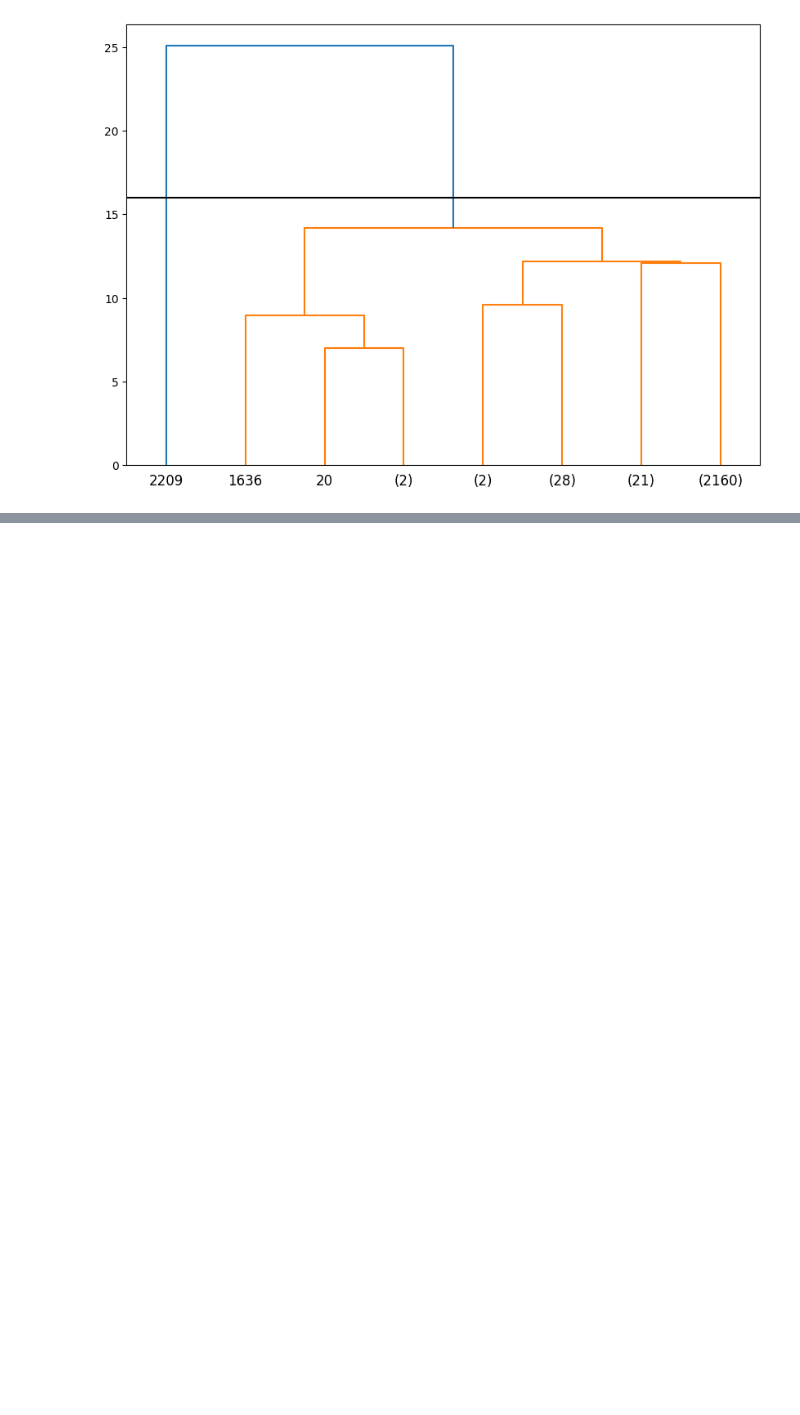
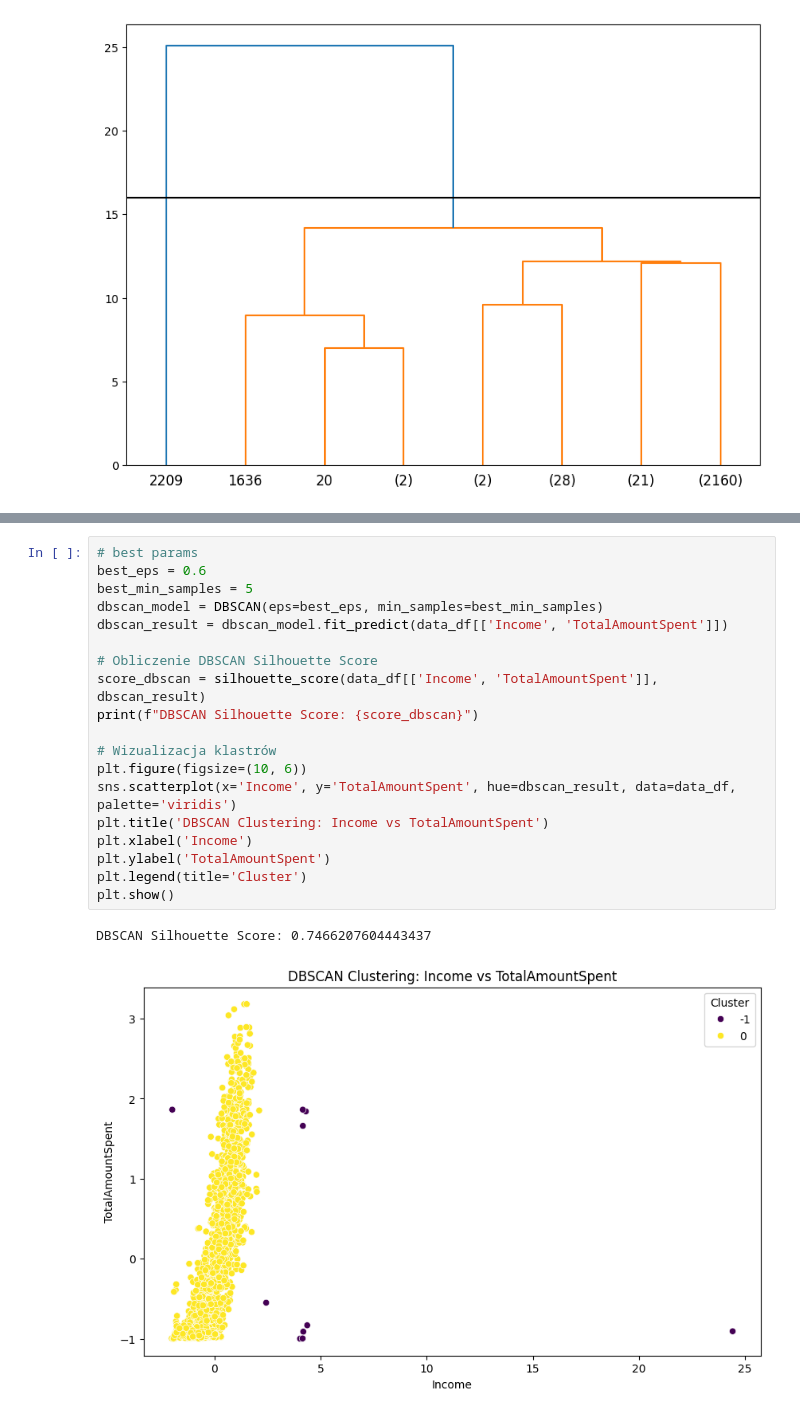
Before and after one commit to walachowska/Clustering_algorithm, a Jupyter notebook: Clustering_alg.ipynb, the cells around one changed output, grey strips where cells are left out. Cells and saved outputs as stored; diff of their text form; blank space fills up the shorter version.

```diff
--- a/Clustering_alg.ipynb
+++ b/Clustering_alg.ipynb
@@ -175,0 +279,22 @@ Silhouette Score for k=2: 0.26869273379736713
+# %%
+# best params
+best_eps = 0.6
+best_min_samples = 5
+dbscan_model = DBSCAN(eps=best_eps, min_samples=best_min_samples)
+dbscan_result = dbscan_model.fit_predict(data_df[['Income', 'TotalAmountSpent']])
+
+# Obliczenie DBSCAN Silhouette Score
+score_dbscan = silhouette_score(data_df[['Income', 'TotalAmountSpent']], dbscan_result)
+print(f"DBSCAN Silhouette Score: {score_dbscan}")
+
+# Wizualizacja klastrów
+plt.figure(figsize=(10, 6))
+sns.scatterplot(x='Income', y='TotalAmountSpent', hue=dbscan_result, data=data_df, palette='viridis')
+plt.title('DBSCAN Clustering: Income vs TotalAmountSpent')
+plt.xlabel('Income')
+plt.ylabel('TotalAmountSpent')
+plt.legend(title='Cluster')
+plt.show()
+# %% [output]
+DBSCAN Silhouette Score: 0.7466207604443437
+[figure, added]
```
Also changed, not shown: parts of 7 cells of this notebook, 3 other files.
